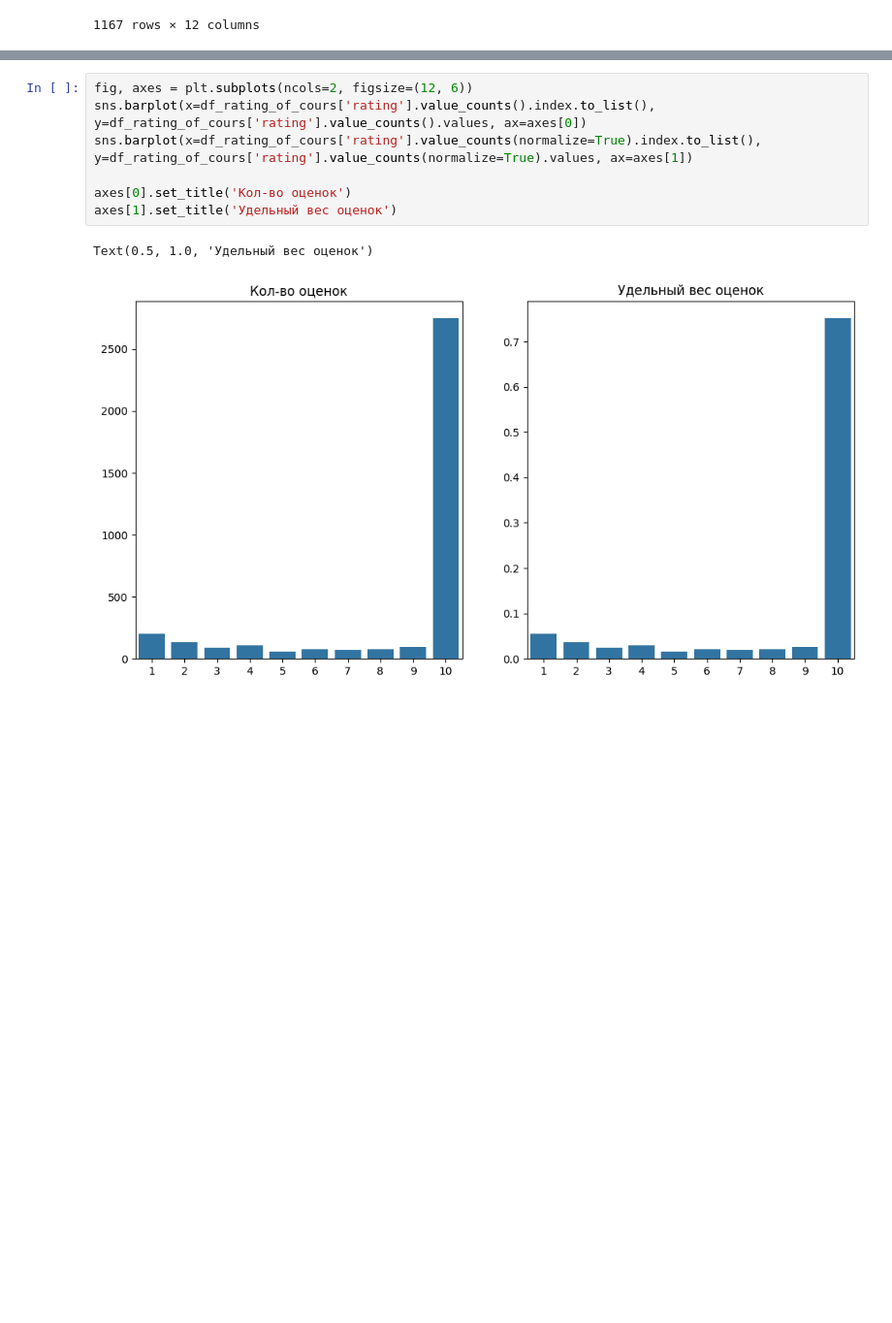
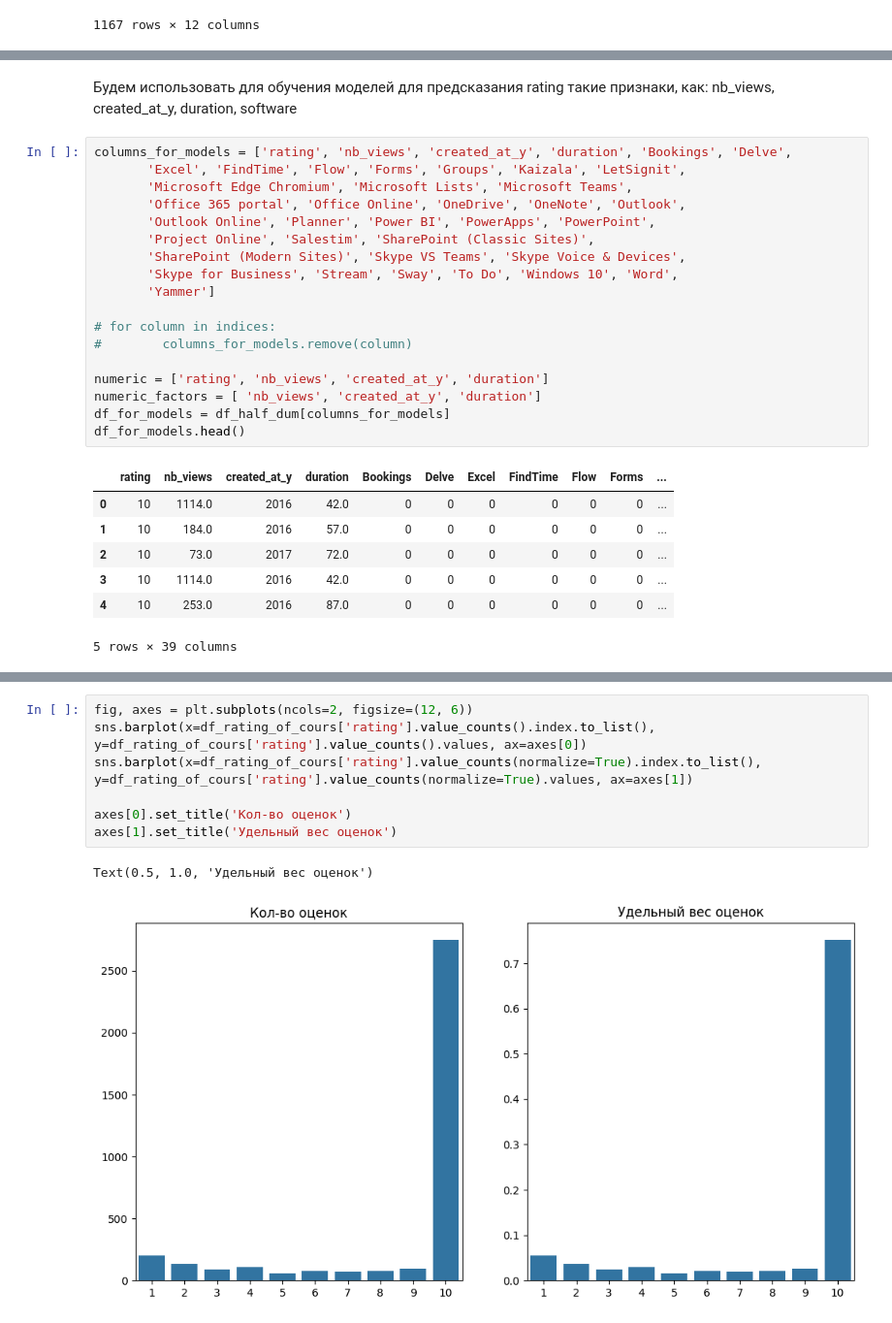
Before and after one commit to AbsltRaDu/project_recommendation_system, a Jupyter notebook: EDA.ipynb, the cells around one changed output, grey strips where cells are left out. Shown at 97% size. Drawn from its saved outputs; the diff is of its cells as text; blank space fills up the shorter version.

```diff
--- a/EDA.ipynb
+++ b/EDA.ipynb
@@ -188,0 +242,28 @@ df_final[df_final['item_id'] == 300236]
+# %% [markdown]
+Будем использовать для обучения моделей для предсказания rating такие признаки, как: nb_views, created_at_y, duration, software
+# %%
+columns_for_models = ['rating', 'nb_views', 'created_at_y', 'duration', 'Bookings', 'Delve',
+       'Excel', 'FindTime', 'Flow', 'Forms', 'Groups', 'Kaizala', 'LetSignit',
+       'Microsoft Edge Chromium', 'Microsoft Lists', 'Microsoft Teams',
+       'Office 365 portal', 'Office Online', 'OneDrive', 'OneNote', 'Outlook',
+       'Outlook Online', 'Planner', 'Power BI', 'PowerApps', 'PowerPoint',
+       'Project Online', 'Salestim', 'SharePoint (Classic Sites)',
+       'SharePoint (Modern Sites)', 'Skype VS Teams', 'Skype Voice & Devices',
+       'Skype for Business', 'Stream', 'Sway', 'To Do', 'Windows 10', 'Word',
+       'Yammer']
+
+# for column in indices:
+#        columns_for_models.remove(column)
+
+numeric = ['rating', 'nb_views', 'created_at_y', 'duration']
+numeric_factors = [ 'nb_views', 'created_at_y', 'duration']
+df_for_models = df_half_dum[columns_for_models]
+df_for_models.head()
+# %% [output]
+|  | rating | nb_views | created_at_y | duration | Bookings | Delve | Excel | FindTime | Flow | Forms | ... |
+| 0 | 10 | 1114.0 | 2016 | 42.0 | 0 | 0 | 0 | 0 | 0 | 0 | ... |
+| 1 | 10 | 184.0 | 2016 | 57.0 | 0 | 0 | 0 | 0 | 0 | 0 | ... |
+| 2 | 10 | 73.0 | 2017 | 72.0 | 0 | 0 | 0 | 0 | 0 | 0 | ... |
+| 3 | 10 | 1114.0 | 2016 | 42.0 | 0 | 0 | 0 | 0 | 0 | 0 | ... |
+| 4 | 10 | 253.0 | 2016 | 87.0 | 0 | 0 | 0 | 0 | 0 | 0 | ... |
+5 rows × 39 columns
```
Also changed, not shown: parts of 19 cells of this notebook, 1 other file.
